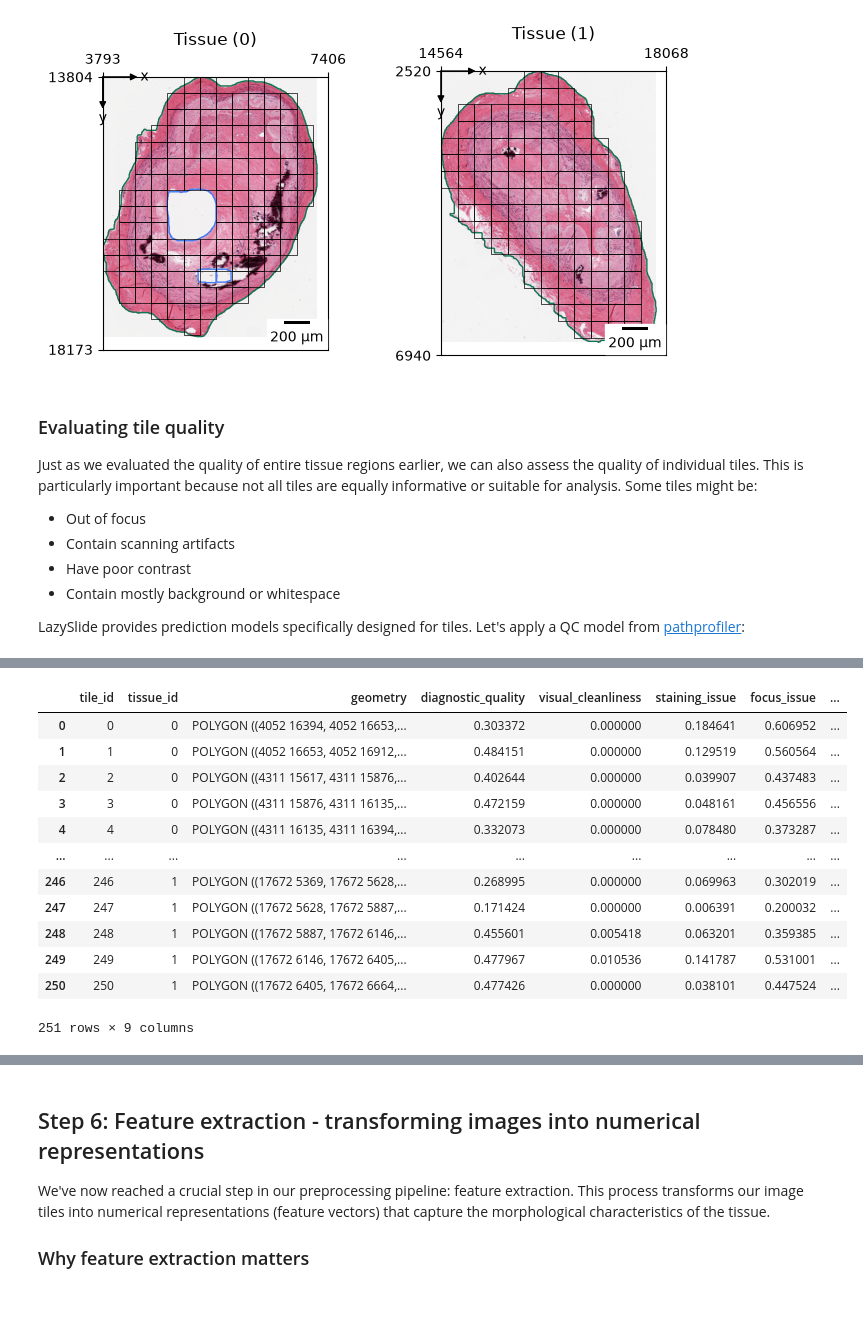
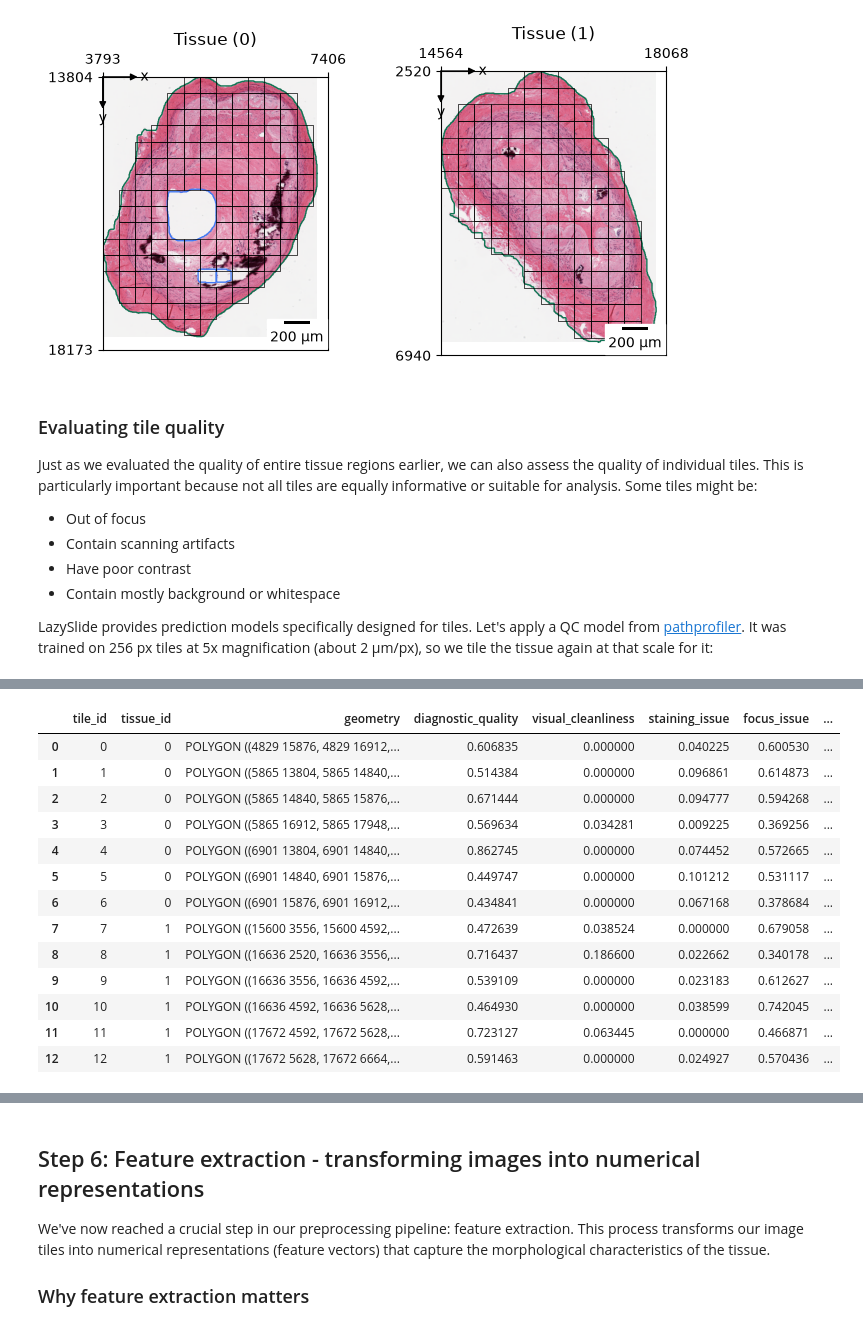
Before and after one commit to rendeirolab/lazyslide-tutorials, a Jupyter notebook: tutorials/preprocessing.ipynb, the cells around one changed output, grey strips where cells are left out. Saved outputs shown, nothing was run; the diff lists cells and outputs as text; code cells hidden in the pictures; blank space fills up the shorter version.

```diff
--- a/tutorials/preprocessing.ipynb
+++ b/tutorials/preprocessing.ipynb
@@ -350,5 +350,5 @@ Just as we evaluated the quality of entire tissue regions earlier, we can also a
 - Have poor contrast
 - Contain mostly background or whitespace
 
-LazySlide provides prediction models specifically designed for tiles. Let's apply a QC model from [pathprofiler](https://github.com/MaryamHaghighat/PathProfiler/tree/master):
+LazySlide provides prediction models specifically designed for tiles. Let's apply a QC model from [pathprofiler](https://github.com/MaryamHaghighat/PathProfiler/tree/master). It was trained on 256 px tiles at 5x magnification (about 2 µm/px), so we tile the tissue again at that scale for it:
 # %%
@@ -357,21 +358,22 @@ zs.tl.tile_prediction(wsi, "pathprofilerqc")
 [interactive output not drawn]
 [interactive output not drawn]
 # %%
-wsi["tiles"]
+wsi["qc_tiles"]
 # %% [output]
 |  | tile_id | tissue_id | geometry | diagnostic_quality | visual_cleanliness | staining_issue | focus_issue | ... |
-| 0 | 0 | 0 | POLYGON ((4052 16394, 4052 16653,... | 0.303372 | 0.000000 | 0.184641 | 0.606952 | ... |
-| 1 | 1 | 0 | POLYGON ((4052 16653, 4052 16912,... | 0.484151 | 0.000000 | 0.129519 | 0.560564 | ... |
-| 2 | 2 | 0 | POLYGON ((4311 15617, 4311 15876,... | 0.402644 | 0.000000 | 0.039907 | 0.437483 | ... |
-| 3 | 3 | 0 | POLYGON ((4311 15876, 4311 16135,... | 0.472159 | 0.000000 | 0.048161 | 0.456556 | ... |
-| 4 | 4 | 0 | POLYGON ((4311 16135, 4311 16394,... | 0.332073 | 0.000000 | 0.078480 | 0.373287 | ... |
-| ... | ... | ... | ... | ... | ... | ... | ... | ... |
-| 246 | 246 | 1 | POLYGON ((17672 5369, 17672 5628,... | 0.268995 | 0.000000 | 0.069963 | 0.302019 | ... |
-| 247 | 247 | 1 | POLYGON ((17672 5628, 17672 5887,... | 0.171424 | 0.000000 | 0.006391 | 0.200032 | ... |
-| 248 | 248 | 1 | POLYGON ((17672 5887, 17672 6146,... | 0.455601 | 0.005418 | 0.063201 | 0.359385 | ... |
-| 249 | 249 | 1 | POLYGON ((17672 6146, 17672 6405,... | 0.477967 | 0.010536 | 0.141787 | 0.531001 | ... |
-| 250 | 250 | 1 | POLYGON ((17672 6405, 17672 6664,... | 0.477426 | 0.000000 | 0.038101 | 0.447524 | ... |
+| 0 | 0 | 0 | POLYGON ((4829 15876, 4829 16912,... | 0.606835 | 0.000000 | 0.040225 | 0.600530 | ... |
+| 1 | 1 | 0 | POLYGON ((5865 13804, 5865 14840,... | 0.514384 | 0.000000 | 0.096861 | 0.614873 | ... |
+| 2 | 2 | 0 | POLYGON ((5865 14840, 5865 15876,... | 0.671444 | 0.000000 | 0.094777 | 0.594268 | ... |
+| 3 | 3 | 0 | POLYGON ((5865 16912, 5865 17948,... | 0.569634 | 0.034281 | 0.009225 | 0.369256 | ... |
+| 4 | 4 | 0 | POLYGON ((6901 13804, 6901 14840,... | 0.862745 | 0.000000 | 0.074452 | 0.572665 | ... |
+| 5 | 5 | 0 | POLYGON ((6901 14840, 6901 15876,... | 0.449747 | 0.000000 | 0.101212 | 0.531117 | ... |
+| 6 | 6 | 0 | POLYGON ((6901 15876, 6901 16912,... | 0.434841 | 0.000000 | 0.067168 | 0.378684 | ... |
+| 7 | 7 | 1 | POLYGON ((15600 3556, 15600 4592,... | 0.472639 | 0.038524 | 0.000000 | 0.679058 | ... |
+| 8 | 8 | 1 | POLYGON ((16636 2520, 16636 3556,... | 0.716437 | 0.186600 | 0.022662 | 0.340178 | ... |
+| 9 | 9 | 1 | POLYGON ((16636 3556, 16636 4592,... | 0.539109 | 0.000000 | 0.023183 | 0.612627 | ... |
+| 10 | 10 | 1 | POLYGON ((16636 4592, 16636 5628,... | 0.464930 | 0.000000 | 0.038599 | 0.742045 | ... |
+| 11 | 11 | 1 | POLYGON ((17672 4592, 17672 5628,... | 0.723127 | 0.063445 | 0.000000 | 0.466871 | ... |
+| 12 | 12 | 1 | POLYGON ((17672 5628, 17672 6664,... | 0.591463 | 0.000000 | 0.024927 | 0.570436 | ... |
-251 rows × 9 columns
 # %% [markdown]
 ### Visualizing tile quality scores
 
```
Also changed, not shown: parts of 6 cells of this notebook, 2 other files.
